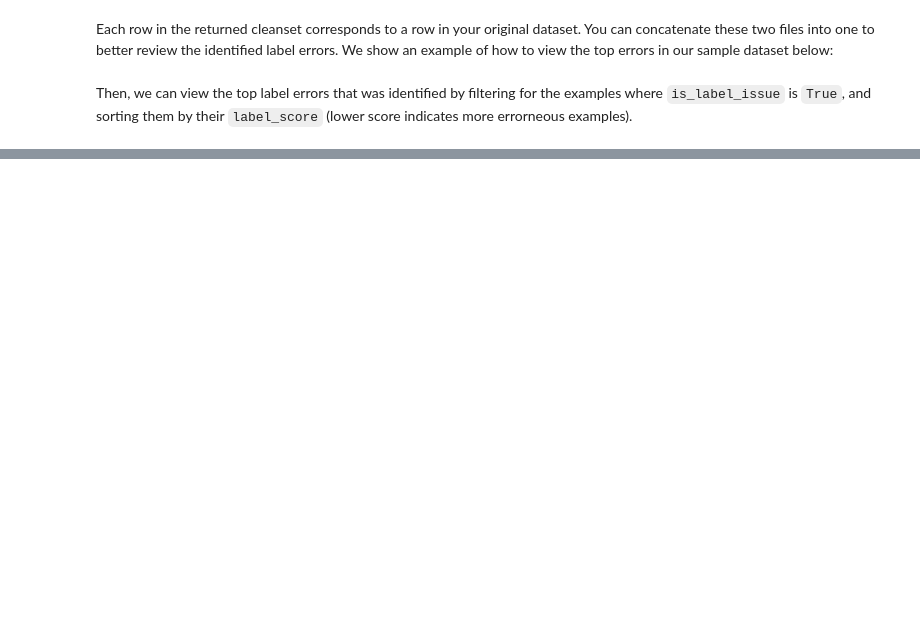
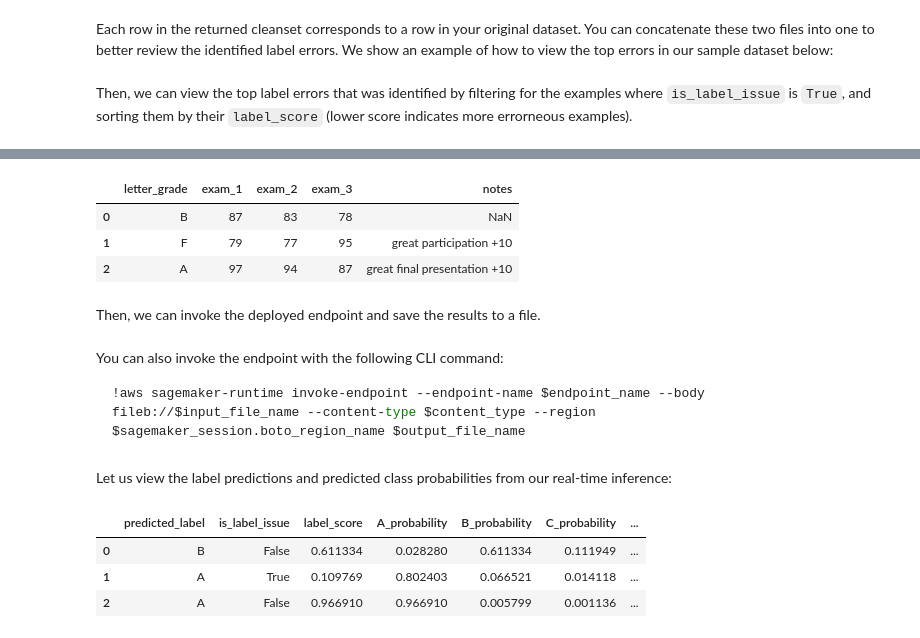
Before and after one commit to cleanlab/aws-marketplace, a Jupyter notebook: label-inspector/label_inspector.ipynb, the cells around one changed output, grey strips where cells are left out. Saved outputs shown, nothing was run; the diff lists cells and outputs as text; code cells hidden in the pictures; blank space fills up the shorter version.

````diff
--- a/label-inspector/label_inspector.ipynb
+++ b/label-inspector/label_inspector.ipynb
@@ -237,0 +364,4 @@ Alternatively, you can navigate to the [S3 Management Console](https://s3.consol
+# %%
+# specify the input and output filepaths
+real_time_input_file = "data/input/inference_dataset_with_labels.csv"  # replace filepath if using your own dataset
+real_time_output_file = "data/output/predictions_with_labels.csv"  # replace filepath if you want to save the outputs somewhere else
@@ -237,0 +370,11 @@ Alternatively, you can navigate to the [S3 Management Console](https://s3.consol
+# %%
+# here is a sample dataset for inference, notice how the columns are the same as the training data
+inference_dataset = pd.read_csv(real_time_input_file)
+inference_dataset
+# %% [output]
+|  | letter_grade | exam_1 | exam_2 | exam_3 | notes |
+| 0 | B | 87 | 83 | 78 | NaN |
+| 1 | F | 79 | 77 | 95 | great participation +10 |
+| 2 | A | 97 | 94 | 87 | great final presentation +10 |
+# %% [markdown]
+Then, we can invoke the deployed endpoint and save the results to a file.
@@ -237,0 +399,16 @@ Alternatively, you can navigate to the [S3 Management Console](https://s3.consol
+# %% [markdown]
+You can also invoke the endpoint with the following CLI command:
+
+```shell
+!aws sagemaker-runtime invoke-endpoint --endpoint-name $endpoint_name --body fileb://$input_file_name --content-type $content_type --region $sagemaker_session.boto_region_name $output_file_name
+```
+# %% [markdown]
+Let us view the label predictions and predicted class probabilities from our real-time inference:
+# %%
+real_time_preds = pd.read_csv(real_time_output_file)
+real_time_preds
+# %% [output]
+|  | predicted_label | is_label_issue | label_score | A_probability | B_probability | C_probability | ... |
+| 0 | B | False | 0.611334 | 0.028280 | 0.611334 | 0.111949 | ... |
+| 1 | A | True | 0.109769 | 0.802403 | 0.066521 | 0.014118 | ... |
+| 2 | A | False | 0.966910 | 0.966910 | 0.005799 | 0.001136 | ... |
````
Also changed, not shown: parts of 61 cells of this notebook, 12 other files.
